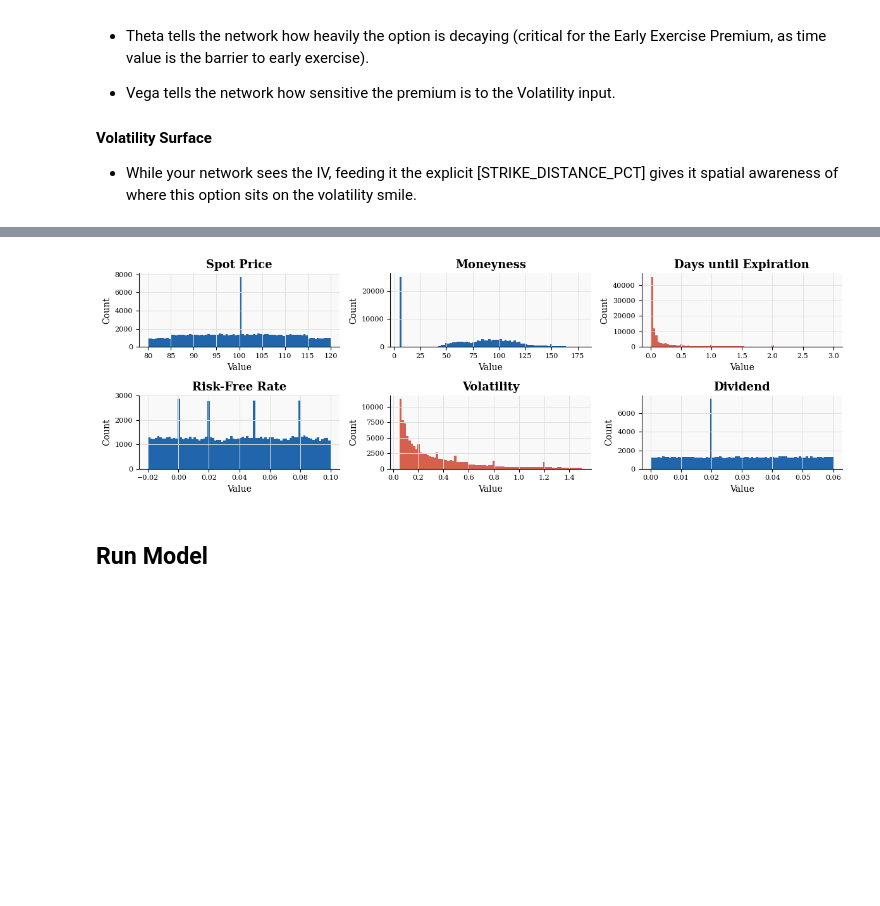
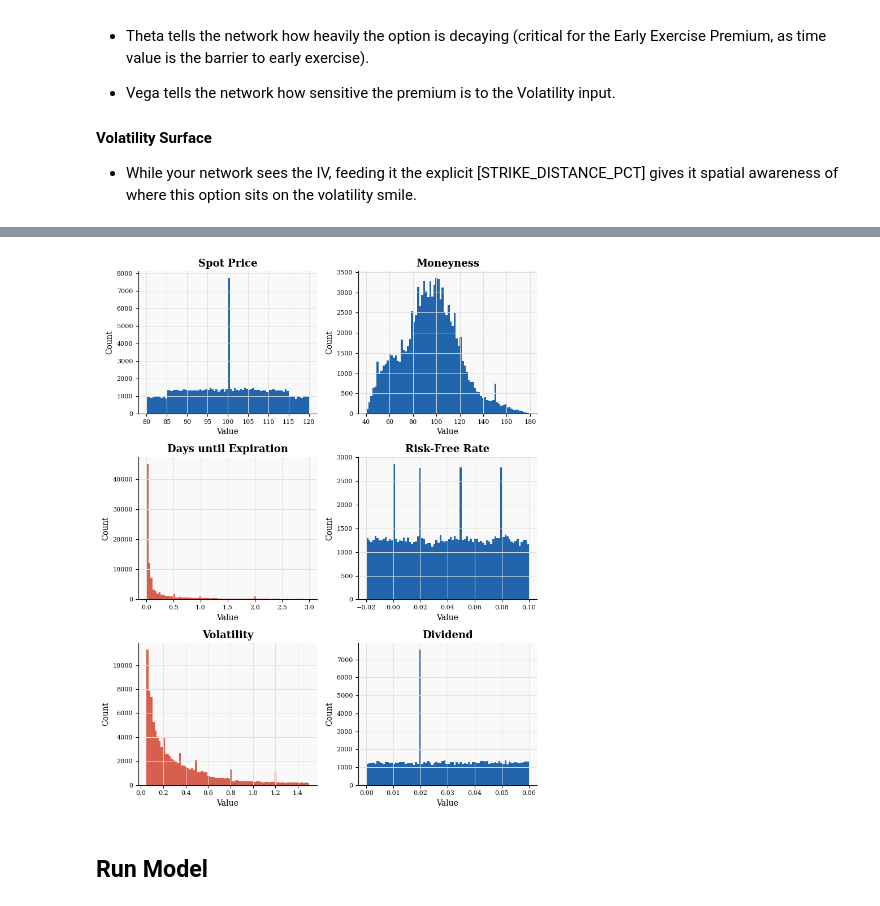
Before and after one commit to samuelescarfone/Capstone_Realtime_Option_Pricing, a Jupyter notebook: main.ipynb, the cells around one changed output, grey strips where cells are left out. Saved outputs shown, nothing was run; the diff lists cells and outputs as text; code cells hidden in the pictures; blank space fills up the shorter version.

```diff
--- a/main.ipynb
+++ b/main.ipynb
@@ -660,7 +660,7 @@ def generateOptionsGrid(n_random=50000):
     m_exp = np.exp(np.random.uniform(np.log(0.80), np.log(1.20), near_exp))
     data_hard = pd.DataFrame({
         'S': S_exp,
-        'K': m_exp * m_exp,
+        'K': S_exp * m_exp,
         'T': np.exp(np.random.uniform(np.log(0.003), np.log(0.10), near_exp)),
         'r': np.random.uniform(*rfr_range, near_exp),
         'sigma': np.exp(np.random.uniform(np.log(0.05), np.log(0.60), near_exp)),
@@ -973,42 +973,42 @@ Prepare dataset with computed columns
 | 3 | 103.946339 | 74.578482 | 0.026670 | 0.080711 | 1.249259 | 0.024876 | 0.332023 | 0.163310 | 1 | 1.393785 | ... |
 | 4 | 86.240746 | 43.724145 | 1.371807 | 0.003343 | 0.064503 | 0.041627 | 0.679242 | 1.171242 | 1 | 1.972383 | ... |
 # %%
-fig, axes = plt.subplots(2, 3, figsize=(12, 4))
+fig, axes = plt.subplots(3, 2, figsize=(8, 10))
 
 axes[0][0].hist(df["S"], bins=80, color=blue, edgecolor="none")
 axes[0][0].set_title("Spot Price", fontsize=13)
 axes[0][0].set_xlabel("Value")
 axes[0][0].set_ylabel("Count")
 
 axes[0][1].hist(df["K"], bins=80, color=blue, edgecolor="none")
 axes[0][1].set_title("Moneyness", fontsize=13)
 axes[0][1].set_xlabel("Value")
 axes[0][1].set_ylabel("Count")
 
-axes[0][2].hist(df["T"], bins=80, color=red, edgecolor="none")
-axes[0][2].set_title("Days until Expiration", fontsize=13)
-axes[0][2].set_xlabel("Value")
-axes[0][2].set_ylabel("Count")
-
-axes[1][0].hist(df["r"], bins=80, color=blue, edgecolor="none")
-axes[1][0].set_title("Risk-Free Rate", fontsize=13)
+axes[1][0].hist(df["T"], bins=80, color=red, edgecolor="none")
+axes[1][0].set_title("Days until Expiration", fontsize=13)
 axes[1][0].set_xlabel("Value")
 axes[1][0].set_ylabel("Count")
 
-axes[1][1].hist(df["sigma"], bins=80, color=red, edgecolor="none")
-axes[1][1].set_title("Volatility", fontsize=13)
+axes[1][1].hist(df["r"], bins=80, color=blue, edgecolor="none")
+axes[1][1].set_title("Risk-Free Rate", fontsize=13)
 axes[1][1].set_xlabel("Value")
 axes[1][1].set_ylabel("Count")
 
-axes[1][2].hist(df["q"], bins=80, color=blue, edgecolor="none")
-axes[1][2].set_title("Dividend", fontsize=13)
-axes[1][2].set_xlabel("Value")
-axes[1][2].set_ylabel("Count")
+axes[2][0].hist(df["sigma"], bins=80, color=red, edgecolor="none")
+axes[2][0].set_title("Volatility", fontsize=13)
+axes[2][0].set_xlabel("Value")
+axes[2][0].set_ylabel("Count")
+
+axes[2][1].hist(df["q"], bins=80, color=blue, edgecolor="none")
+axes[2][1].set_title("Dividend", fontsize=13)
+axes[2][1].set_xlabel("Value")
+axes[2][1].set_ylabel("Count")
 
 plt.tight_layout()
 plt.show()
 # %% [output]
-[figure, old version]
+[figure, new version]
 # %% [markdown]
 ## Run Model
 # %%
```
Also changed, not shown: parts of 6 cells of this notebook.
